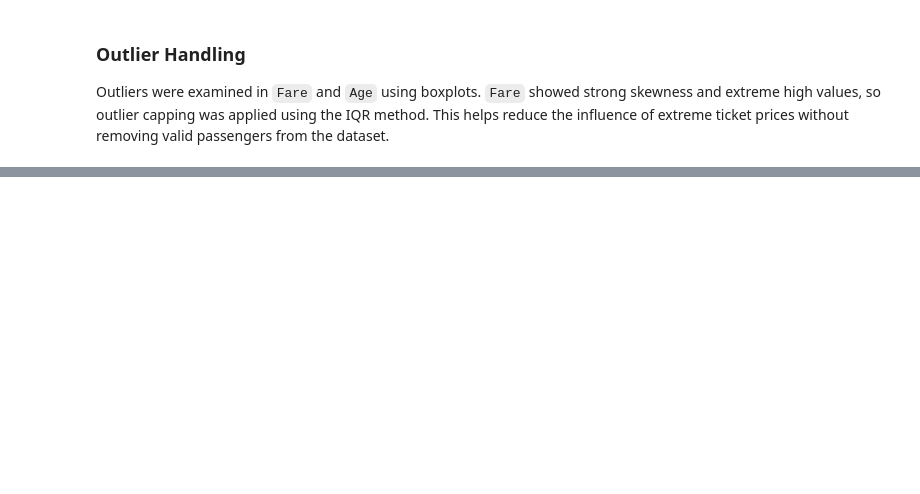
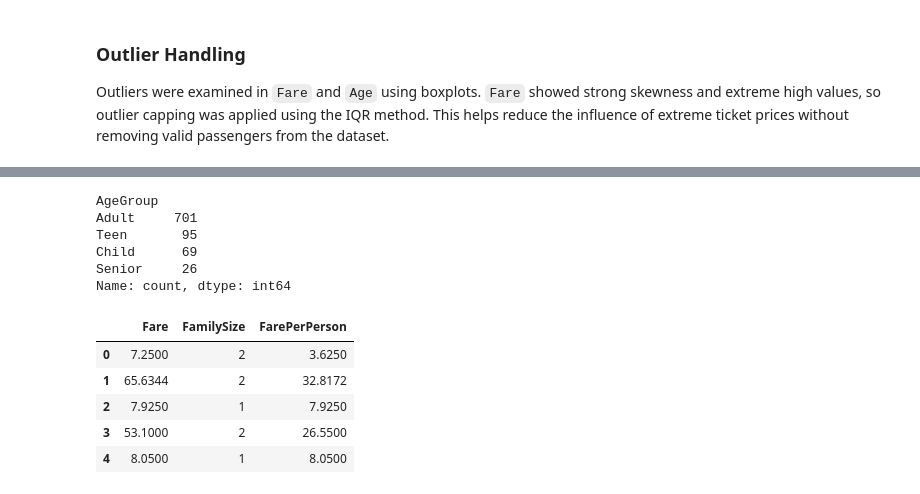
Before and after one commit to Hashim-baya/AI_and_Machine_Learning_Assignments, a Jupyter notebook: Titanic_Assignment/notebooks/Titanic_Feature_Engineering.ipynb, the cells around one changed output, grey strips where cells are left out. Cells and saved outputs as stored; diff of their text form; code cells hidden in the pictures; blank space fills up the shorter version.

```diff
--- a/Titanic_Assignment/notebooks/Titanic_Feature_Engineering.ipynb
+++ b/Titanic_Assignment/notebooks/Titanic_Feature_Engineering.ipynb
@@ -76,0 +135,4 @@ train.to_csv("data/train_cleaned.csv", index=False)
+# %%
+train["Title"] = train["Name"].str.extract(r",\s*([^\.]+)\.", expand=False)
+train["Title"] = train["Title"].str.strip()
+train["Title"].value_counts()
@@ -76,0 +178,30 @@ train.to_csv("data/train_cleaned.csv", index=False)
+# %%
+def age_group(age):
+    if age < 13:
+        return "Child"
+    elif age < 20:
+        return "Teen"
+    elif age < 60:
+        return "Adult"
+    else:
+        return "Senior"
+
+train["AgeGroup"] = train["Age"].apply(age_group)
+train["AgeGroup"].value_counts()
+# %% [output]
+AgeGroup
+Adult     701
+Teen       95
+Child      69
+Senior     26
+Name: count, dtype: int64
+# %%
+train["FarePerPerson"] = train["Fare"] / train["FamilySize"]
+train[["Fare", "FamilySize", "FarePerPerson"]].head()
+# %% [output]
+|  | Fare | FamilySize | FarePerPerson |
+| 0 | 7.2500 | 2 | 3.6250 |
+| 1 | 65.6344 | 2 | 32.8172 |
+| 2 | 7.9250 | 1 | 7.9250 |
+| 3 | 53.1000 | 2 | 26.5500 |
+| 4 | 8.0500 | 1 | 8.0500 |
```
Also changed, not shown: parts of 19 cells of this notebook, 1 other file.
